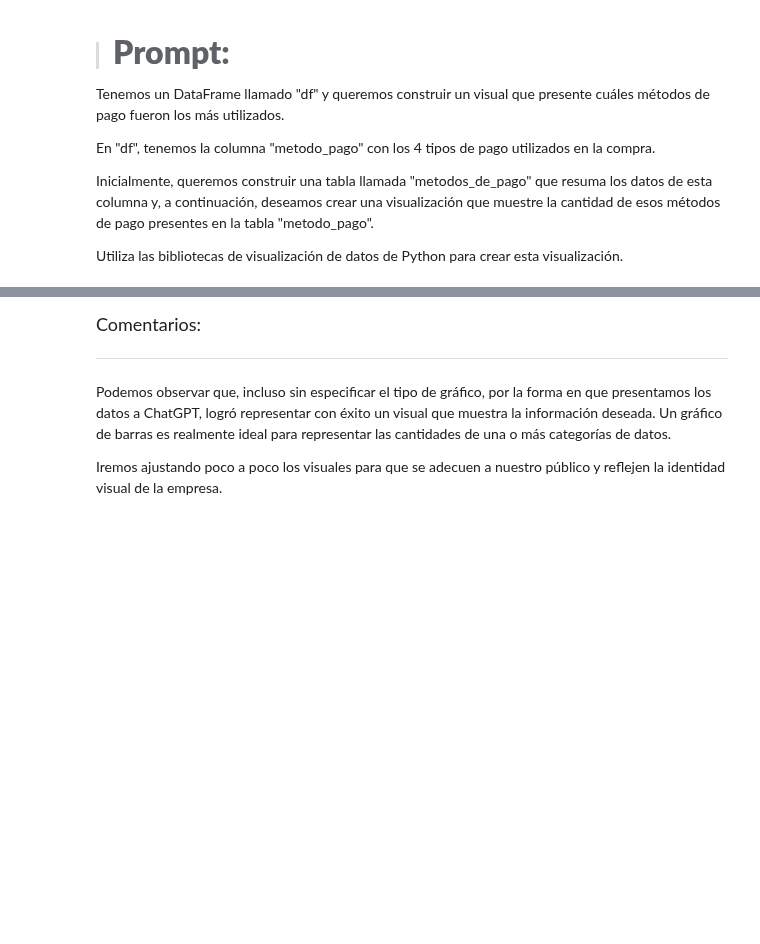
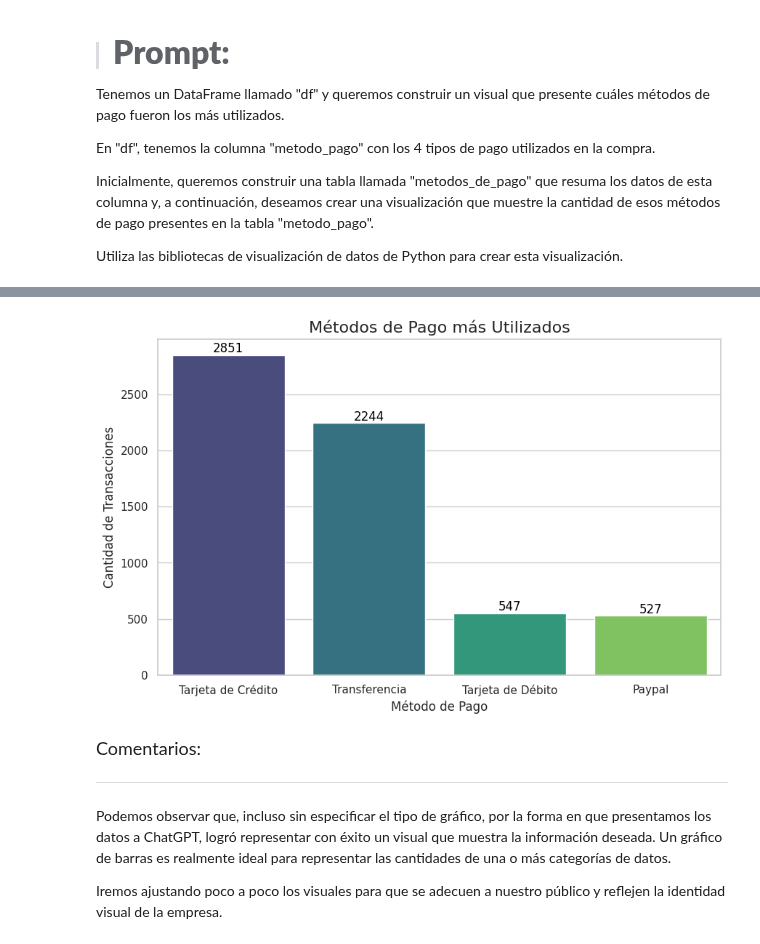
Before and after one commit to LordAguaKate/Practica_DATA_SCIENCE, a Jupyter notebook: IA_aplicada_a_ciencia_de_datos.ipynb, the cells around one changed output, grey strips where cells are left out. Cells and saved outputs as stored; diff of their text form; code cells hidden in the pictures; blank space fills up the shorter version.

Commit message:
Visualizando datos

```diff
--- a/IA_aplicada_a_ciencia_de_datos.ipynb
+++ b/IA_aplicada_a_ciencia_de_datos.ipynb
@@ -439,3 +439,13 @@ En "df", tenemos la columna "metodo_pago" con los 4 tipos de pago utilizados en
 Inicialmente, queremos construir una tabla llamada "metodos_de_pago" que resuma los datos de esta columna y, a continuación, deseamos crear una visualización que muestre la cantidad de esos métodos de pago presentes en la tabla "metodo_pago".
 
 Utiliza las bibliotecas de visualización de datos de Python para crear esta visualización.
+# %%
+# 1. Crear la tabla resumen 'metodos_de_pago'
+# Contamos cuántas veces aparece cada método y reseteamos el índice para que sea un DataFrame
+metodos_de_pago = df_ecommerce['metodo_pago'].value_counts().reset_index()
+
+# Renombramos las columnas para que sean más intuitivas
+metodos_de_pago.columns = ['metodo_pago', 'cantidad']
+
+# Mostramos la tabla para verificar los valores numéricos
+display(metodos_de_pago)
@@ -442,3 +458,27 @@ Utiliza las bibliotecas de visualización de datos de Python para crear esta vis
+# %%
+# 2. Construir la visualización
+plt.figure(figsize=(10, 6))
+
+# Usamos un gráfico de barras (barplot)
+sns.barplot(
+    data=metodos_de_pago,
+    x='metodo_pago',
+    y='cantidad',
+    palette='viridis' # Puedes cambiar la paleta de colores si gustas
+)
+
+# Añadimos títulos y etiquetas para dar contexto
+plt.title('Métodos de Pago más Utilizados', fontsize=16)
+plt.ylabel('Cantidad de Transacciones', fontsize=12)
+plt.xlabel('Método de Pago', fontsize=12)
+
+# Añadir las etiquetas de datos sobre las barras (opcional, pero útil)
+for index, row in metodos_de_pago.iterrows():
+    plt.text(index, row['cantidad'], str(row['cantidad']), color='black', ha="center", va="bottom")
+
+plt.show()
+# %% [output]
+[figure, added]
 # %% [markdown]
 
 <font color="7b71ff" size=4> Comentarios: </font>
```
Also changed, not shown: parts of 7 cells of this notebook.
